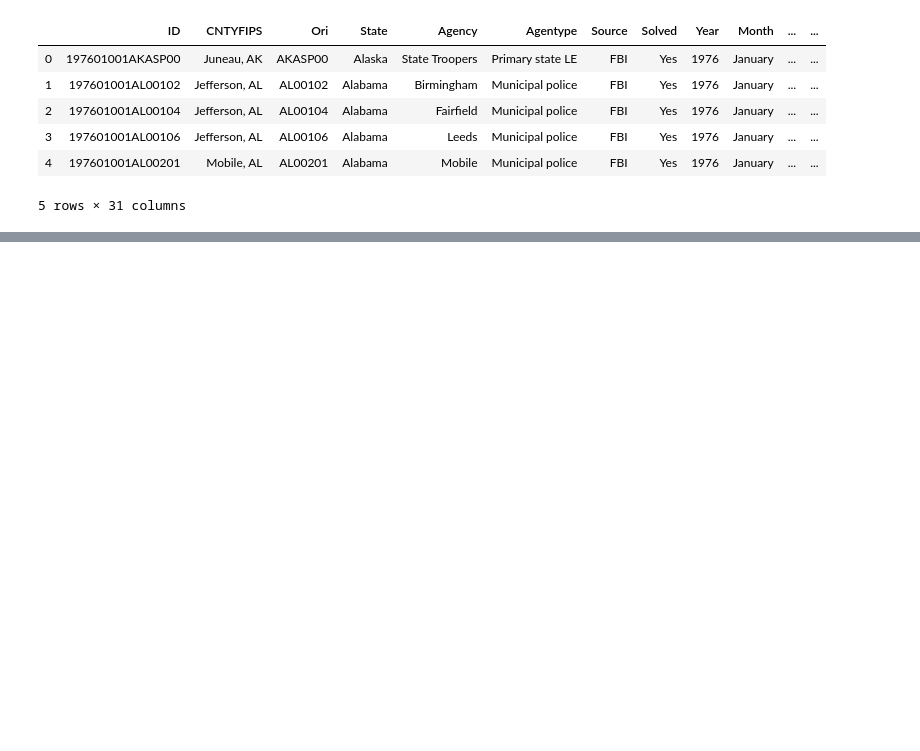
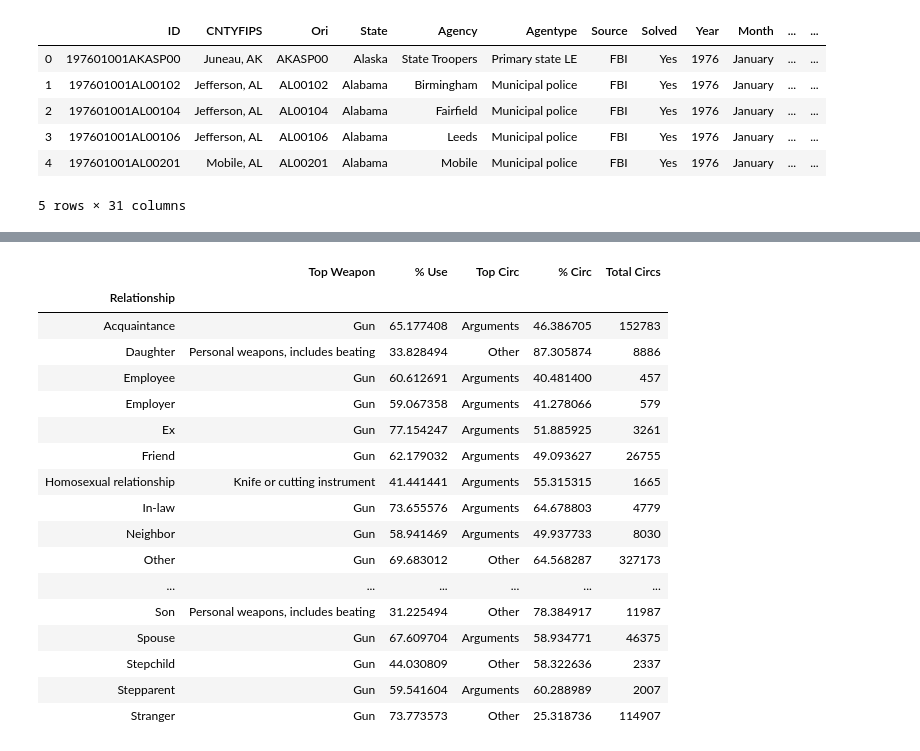
Before and after one commit to sparking29/Murder_Analysis, a Jupyter notebook: murder-analysis.ipynb, the cells around one changed output, grey strips where cells are left out. Cells and saved outputs as stored; diff of their text form; code cells hidden in the pictures; blank space fills up the shorter version.

```diff
--- a/murder-analysis.ipynb
+++ b/murder-analysis.ipynb
@@ -178,0 +84,25 @@ plt.show()
+# %%
+percent_weapon = (total_top_weapons/total_circs)*100
+percent_circs = (total_top_circs/total_circs)*100
+data_stack_2 = pd.concat([murdertype, percent_weapon, top_circs, percent_circs, total_circs], axis=1, sort=True)
+data_stack_2.columns=["Top Weapon", "% Use", "Top Circ", "% Circ", "Total Circs"]
+data_stack_2
+# %% [output]
+|  | Top Weapon | % Use | Top Circ | % Circ | Total Circs |
+| Relationship |  |  |  |  |  |
+| Acquaintance | Gun | 65.177408 | Arguments | 46.386705 | 152783 |
+| Daughter | Personal weapons, includes beating | 33.828494 | Other | 87.305874 | 8886 |
+| Employee | Gun | 60.612691 | Arguments | 40.481400 | 457 |
+| Employer | Gun | 59.067358 | Arguments | 41.278066 | 579 |
+| Ex | Gun | 77.154247 | Arguments | 51.885925 | 3261 |
+| Friend | Gun | 62.179032 | Arguments | 49.093627 | 26755 |
+| Homosexual relationship | Knife or cutting instrument | 41.441441 | Arguments | 55.315315 | 1665 |
+| In-law | Gun | 73.655576 | Arguments | 64.678803 | 4779 |
+| Neighbor | Gun | 58.941469 | Arguments | 49.937733 | 8030 |
+| Other | Gun | 69.683012 | Other | 64.568287 | 327173 |
+| ... | ... | ... | ... | ... | ... |
+| Son | Personal weapons, includes beating | 31.225494 | Other | 78.384917 | 11987 |
+| Spouse | Gun | 67.609704 | Arguments | 58.934771 | 46375 |
+| Stepchild | Gun | 44.030809 | Other | 58.322636 | 2337 |
+| Stepparent | Gun | 59.541604 | Arguments | 60.288989 | 2007 |
+| Stranger | Gun | 73.773573 | Other | 25.318736 | 114907 |
```
Also changed, not shown: parts of 27 cells of this notebook.
